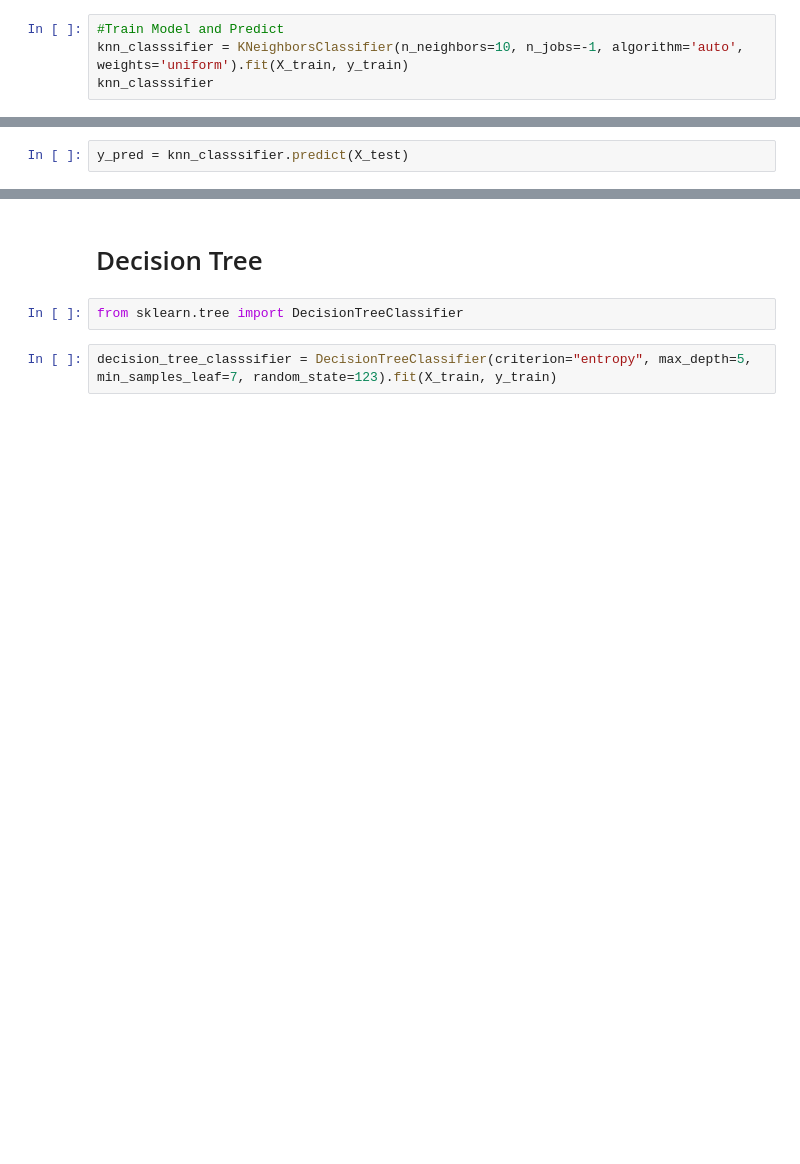
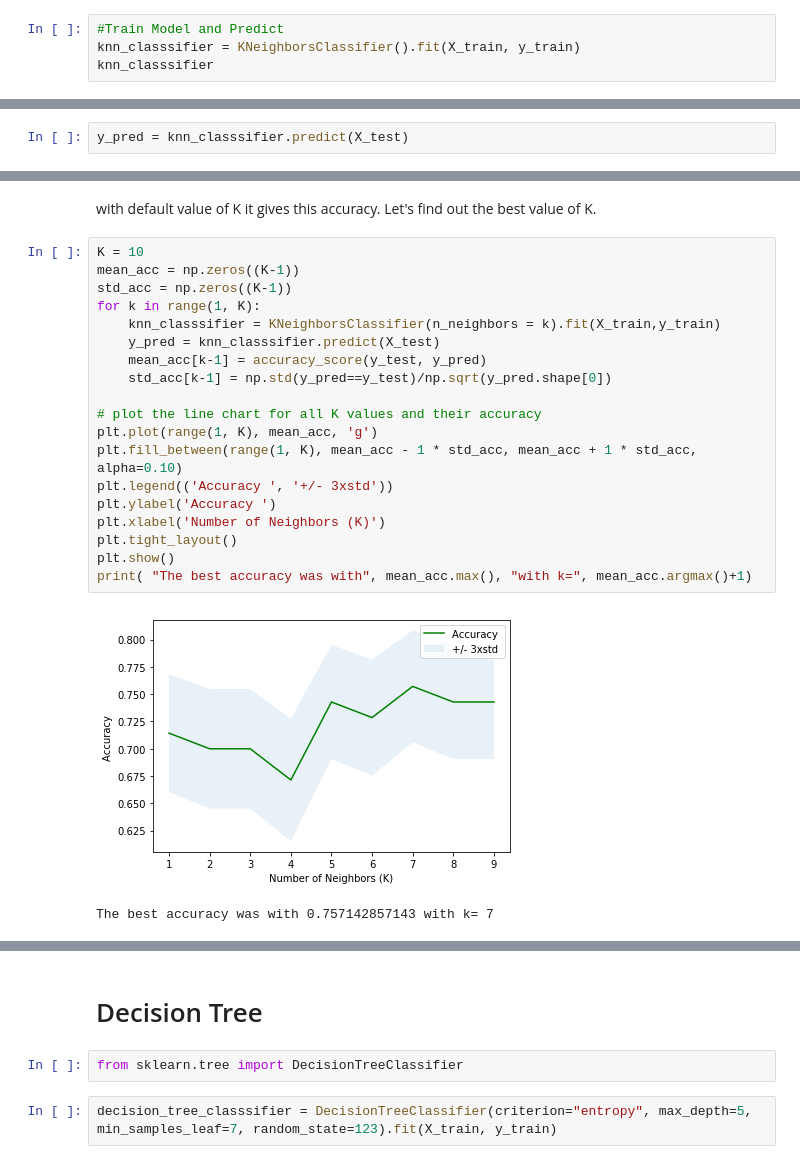
Before and after one commit to amdp-chauhan/IBM-Watson-Studio, a Jupyter notebook: final-project-notebook.ipynb, the cells around one changed output, grey strips where cells are left out. Drawn from its saved outputs; the diff is of its cells as text; blank space fills up the shorter version.

Commit message:
started comparing and choosing best value of k in KNN

```diff
--- a/final-project-notebook.ipynb
+++ b/final-project-notebook.ipynb
@@ -312,7 +313,7 @@ Notice: You should find the best k to build the model with the best accuracy.
 from sklearn.neighbors import KNeighborsClassifier
 # %%
 #Train Model and Predict
-knn_classsifier = KNeighborsClassifier(n_neighbors=10, n_jobs=-1, algorithm='auto', weights='uniform').fit(X_train, y_train)
+knn_classsifier = KNeighborsClassifier().fit(X_train, y_train)
 knn_classsifier
 # %% [output]
 KNeighborsClassifier(algorithm='auto', leaf_size=30, metric='minkowski',
@@ -330 +331,25 @@ knn_evaluation
  'LogLoss': 'NA'}
+# %% [markdown]
+with default value of K it gives this accuracy. Let's find out the best value of K.
+# %%
+K = 10
+mean_acc = np.zeros((K-1))
+std_acc = np.zeros((K-1))
+for k in range(1, K):
+    knn_classsifier = KNeighborsClassifier(n_neighbors = k).fit(X_train,y_train)
+    y_pred = knn_classsifier.predict(X_test)
+    mean_acc[k-1] = accuracy_score(y_test, y_pred)
+    std_acc[k-1] = np.std(y_pred==y_test)/np.sqrt(y_pred.shape[0])
+
+# plot the line chart for all K values and their accuracy
+plt.plot(range(1, K), mean_acc, 'g')
+plt.fill_between(range(1, K), mean_acc - 1 * std_acc, mean_acc + 1 * std_acc, alpha=0.10)
+plt.legend(('Accuracy ', '+/- 3xstd'))
+plt.ylabel('Accuracy ')
+plt.xlabel('Number of Neighbors (K)')
+plt.tight_layout()
+plt.show()
+print( "The best accuracy was with", mean_acc.max(), "with k=", mean_acc.argmax()+1)
+# %% [output]
+[figure, added]
+The best accuracy was with 0.757142857143 with k= 7
```
Also changed, not shown: parts of 16 cells of this notebook.
